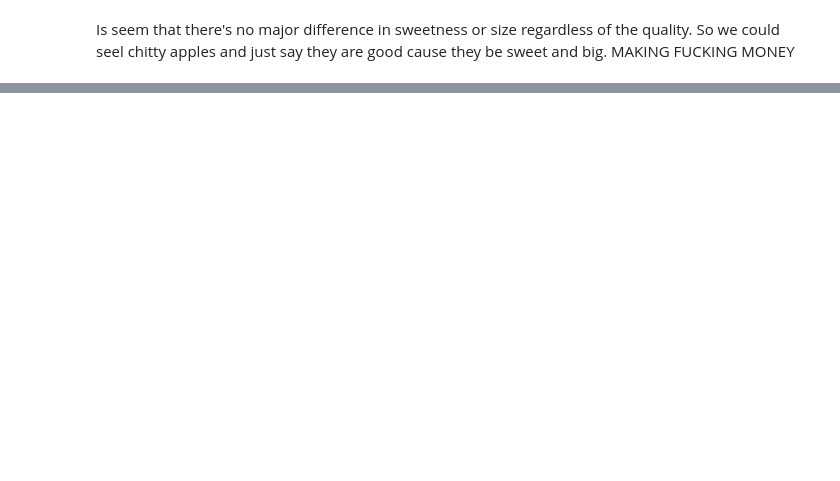
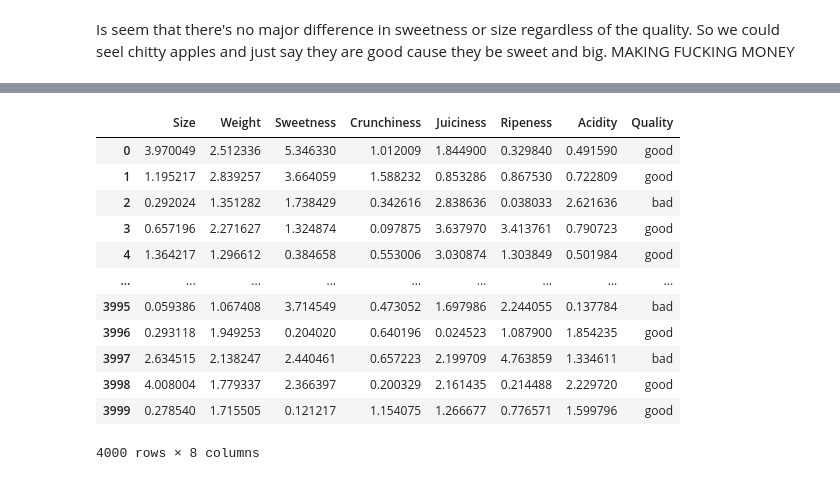
Before and after one commit to bssbrit/appleData, a Jupyter notebook: apples.ipynb, the cells around one changed output, grey strips where cells are left out. Saved outputs shown, nothing was run; the diff lists cells and outputs as text; code cells hidden in the pictures; blank space fills up the shorter version.

Commit message:
create a new csv file with the cleaned data

```diff
--- a/apples.ipynb
+++ b/apples.ipynb
@@ -43,0 +117,18 @@ sns.pairplot(appleData, hue='Quality')
+# %%
+df = pd.read_csv('cleaned_apple_data.csv')
+# %%
+df
+# %% [output]
+|  | Size | Weight | Sweetness | Crunchiness | Juiciness | Ripeness | Acidity | Quality |
+| 0 | 3.970049 | 2.512336 | 5.346330 | 1.012009 | 1.844900 | 0.329840 | 0.491590 | good |
+| 1 | 1.195217 | 2.839257 | 3.664059 | 1.588232 | 0.853286 | 0.867530 | 0.722809 | good |
+| 2 | 0.292024 | 1.351282 | 1.738429 | 0.342616 | 2.838636 | 0.038033 | 2.621636 | bad |
+| 3 | 0.657196 | 2.271627 | 1.324874 | 0.097875 | 3.637970 | 3.413761 | 0.790723 | good |
+| 4 | 1.364217 | 1.296612 | 0.384658 | 0.553006 | 3.030874 | 1.303849 | 0.501984 | good |
+| ... | ... | ... | ... | ... | ... | ... | ... | ... |
+| 3995 | 0.059386 | 1.067408 | 3.714549 | 0.473052 | 1.697986 | 2.244055 | 0.137784 | bad |
+| 3996 | 0.293118 | 1.949253 | 0.204020 | 0.640196 | 0.024523 | 1.087900 | 1.854235 | good |
+| 3997 | 2.634515 | 2.138247 | 2.440461 | 0.657223 | 2.199709 | 4.763859 | 1.334611 | bad |
+| 3998 | 4.008004 | 1.779337 | 2.366397 | 0.200329 | 2.161435 | 0.214488 | 2.229720 | good |
+| 3999 | 0.278540 | 1.715505 | 0.121217 | 1.154075 | 1.266677 | 0.776571 | 1.599796 | good |
+4000 rows × 8 columns
```
Also changed, not shown: parts of 12 cells of this notebook, 1 other file.
